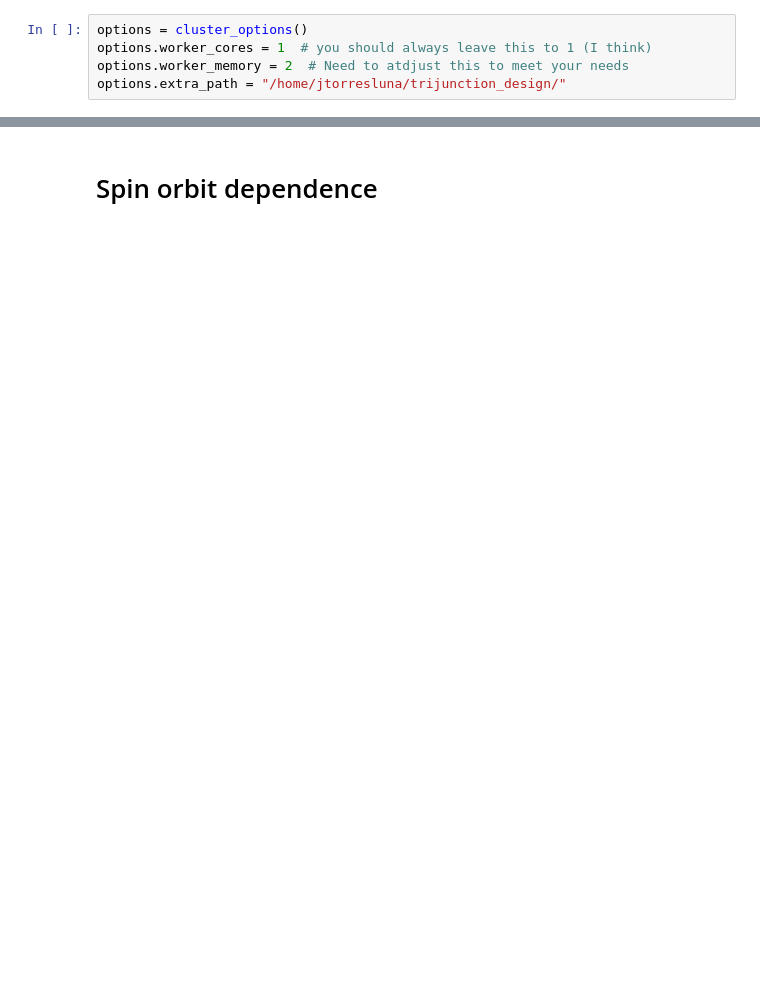
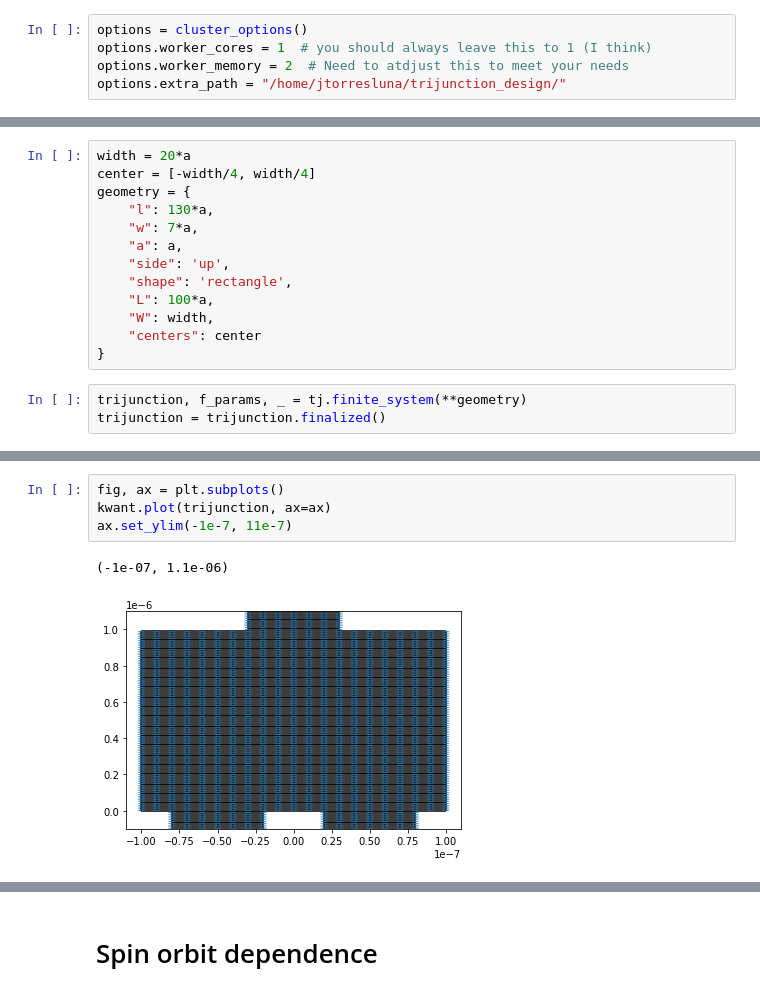
Before and after one commit to Satin21/Trijunction, a Jupyter notebook: analysis/phase_dependence.ipynb, the cells around one changed output, grey strips where cells are left out. Cells and saved outputs as stored; diff of their text form; blank space fills up the shorter version.

```diff
--- a/analysis/phase_dependence.ipynb
+++ b/analysis/phase_dependence.ipynb
@@ -26,0 +137,16 @@ options.extra_path = "/home/jtorresluna/trijunction_design/"
+# %%
+width = 20*a
+center = [-width/4, width/4]
+geometry = {
+    "l": 130*a,
+    "w": 7*a,
+    "a": a,
+    "side": 'up',
+    "shape": 'rectangle',
+    "L": 100*a,
+    "W": width,
+    "centers": center
+}
+# %%
+trijunction, f_params, _ = tj.finite_system(**geometry)
+trijunction = trijunction.finalized()
@@ -26,0 +167,7 @@ options.extra_path = "/home/jtorresluna/trijunction_design/"
+# %%
+fig, ax = plt.subplots()
+kwant.plot(trijunction, ax=ax)
+ax.set_ylim(-1e-7, 11e-7)
+# %% [output]
+(-1e-07, 1.1e-06)
+[figure, added]
```
Also changed, not shown: parts of 47 cells of this notebook, 15 other files.
